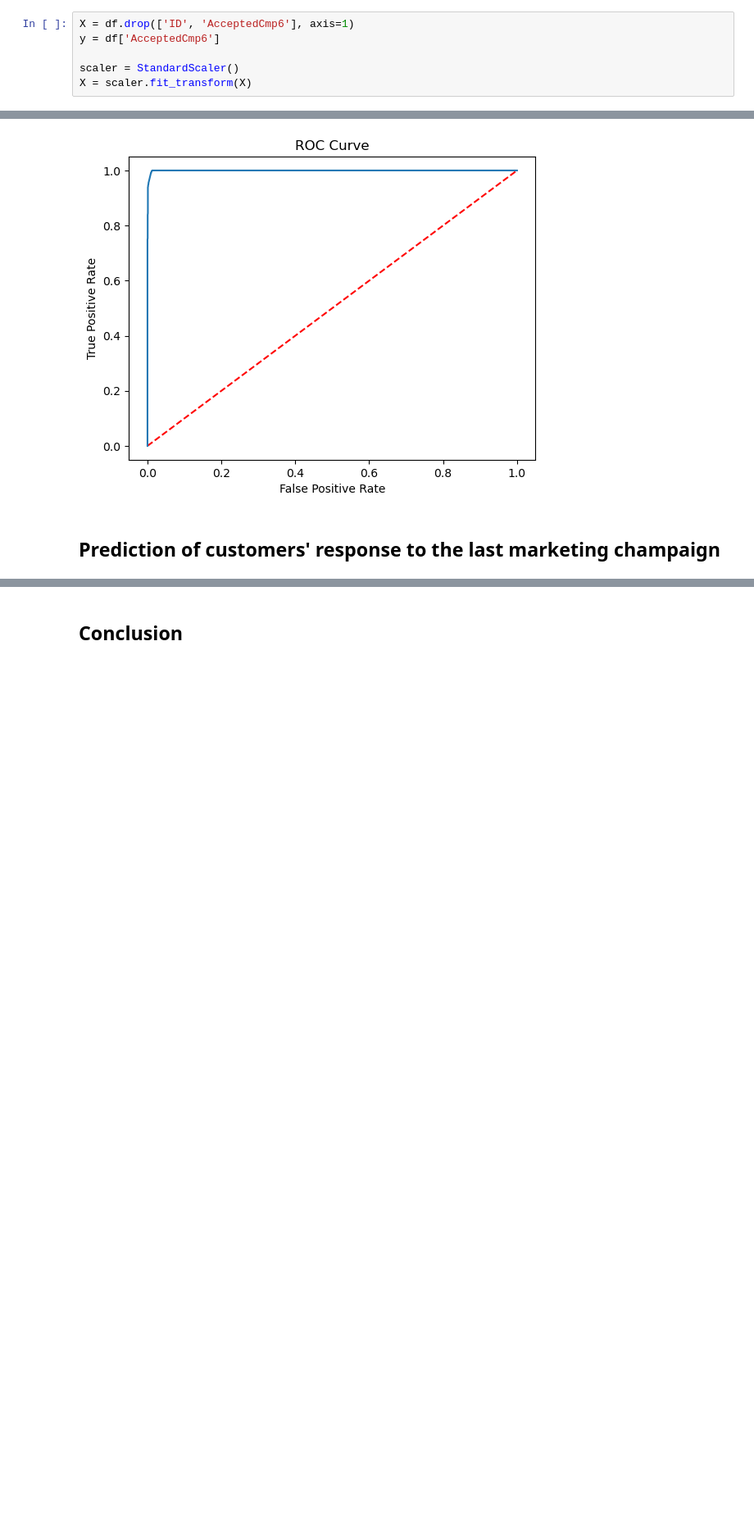
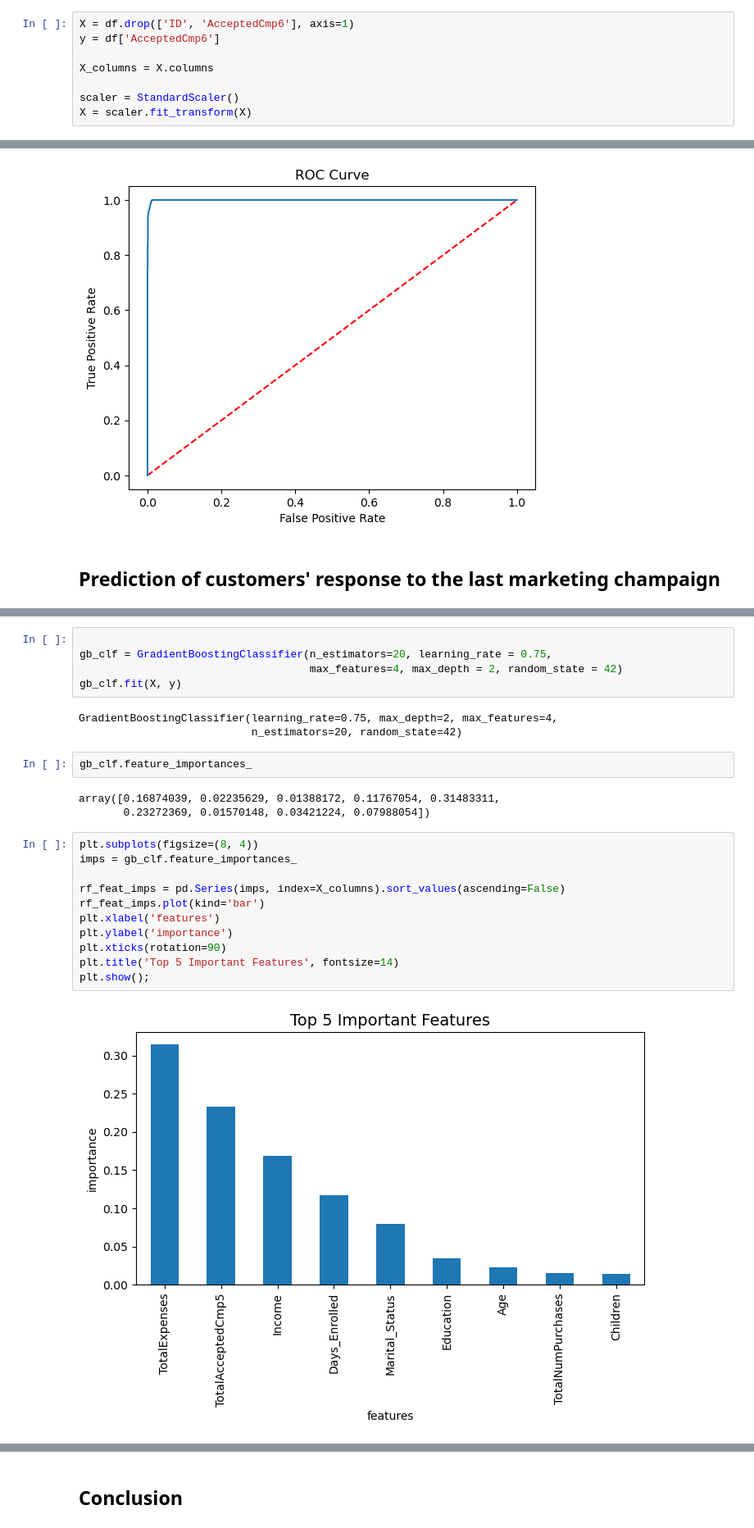
Before and after one commit to livia360/Capstone_project, a Jupyter notebook: 04_Modeling.ipynb, the cells around one changed output, grey strips where cells are left out. Shown at 82% size. Saved outputs shown, nothing was run; the diff lists cells and outputs as text; blank space fills up the shorter version.

```diff
--- a/04_Modeling.ipynb
+++ b/04_Modeling.ipynb
@@ -50,6 +51,8 @@ df.head()
 X = df.drop(['ID', 'AcceptedCmp6'], axis=1)
 y = df['AcceptedCmp6']
 
+X_columns = X.columns
+
 scaler = StandardScaler()
 X = scaler.fit_transform(X)
 # %%
@@ -125 +137,27 @@ ROC_AUC: 0.9994918699186992
+# %%
+
+gb_clf = GradientBoostingClassifier(n_estimators=20, learning_rate = 0.75,
+                                    max_features=4, max_depth = 2, random_state = 42)
+gb_clf.fit(X, y)
+# %% [output]
+GradientBoostingClassifier(learning_rate=0.75, max_depth=2, max_features=4,
+                           n_estimators=20, random_state=42)
+# %%
+gb_clf.feature_importances_
+# %% [output]
+array([0.16874039, 0.02235629, 0.01388172, 0.11767054, 0.31483311,
+       0.23272369, 0.01570148, 0.03421224, 0.07988054])
+# %%
+plt.subplots(figsize=(8, 4))
+imps = gb_clf.feature_importances_
+
+rf_feat_imps = pd.Series(imps, index=X_columns).sort_values(ascending=False)
+rf_feat_imps.plot(kind='bar')
+plt.xlabel('features')
+plt.ylabel('importance')
+plt.xticks(rotation=90)
+plt.title('Top 5 Important Features', fontsize=14)
+plt.show();
+# %% [output]
+[figure, added]
 # %% [markdown]
```
Also changed, not shown: parts of 6 cells of this notebook.
